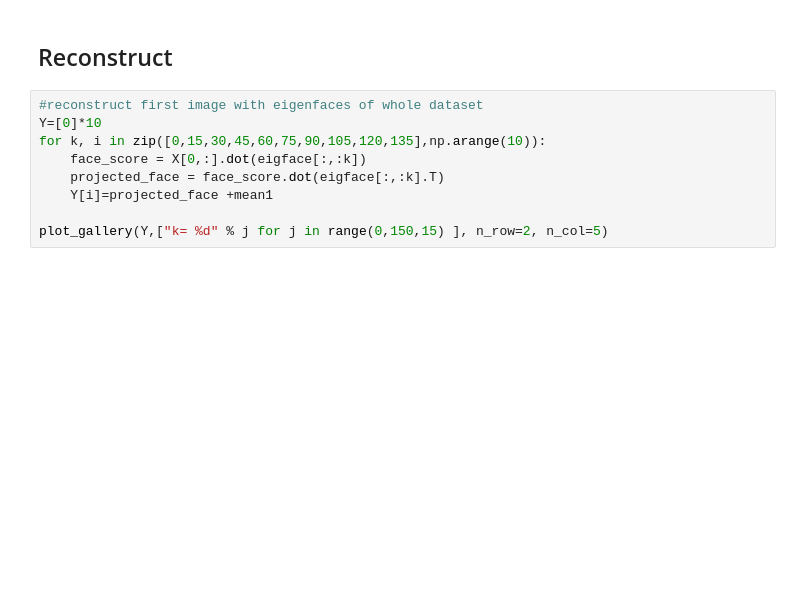
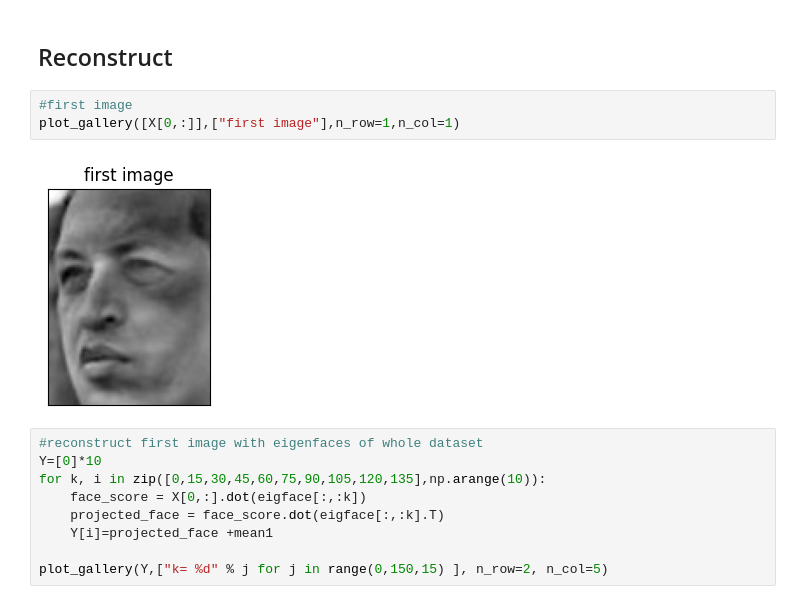
Before and after one commit to YRT777/7404-eigenfaces-elderversion, a Jupyter notebook: eigenfaces.ipynb, the cells around one changed output. Cells and saved outputs as stored; diff of their text form; blank space fills up the shorter version.

Commit message:
reconstruct first image with eigenfaces of whole dataset

```diff
--- a/eigenfaces.ipynb
+++ b/eigenfaces.ipynb
@@ -317,6 +317,11 @@ Gerhard Schroeder       0.81      0.68      0.74        25
 [figure]
 # %% [markdown]
 ## Reconstruct
+# %%
+#first image
+plot_gallery([X[0,:]],["first image"],n_row=1,n_col=1)
+# %% [output]
+[figure, added]
 # %%
 #reconstruct first image with eigenfaces of whole dataset
 Y=[0]*10
```
